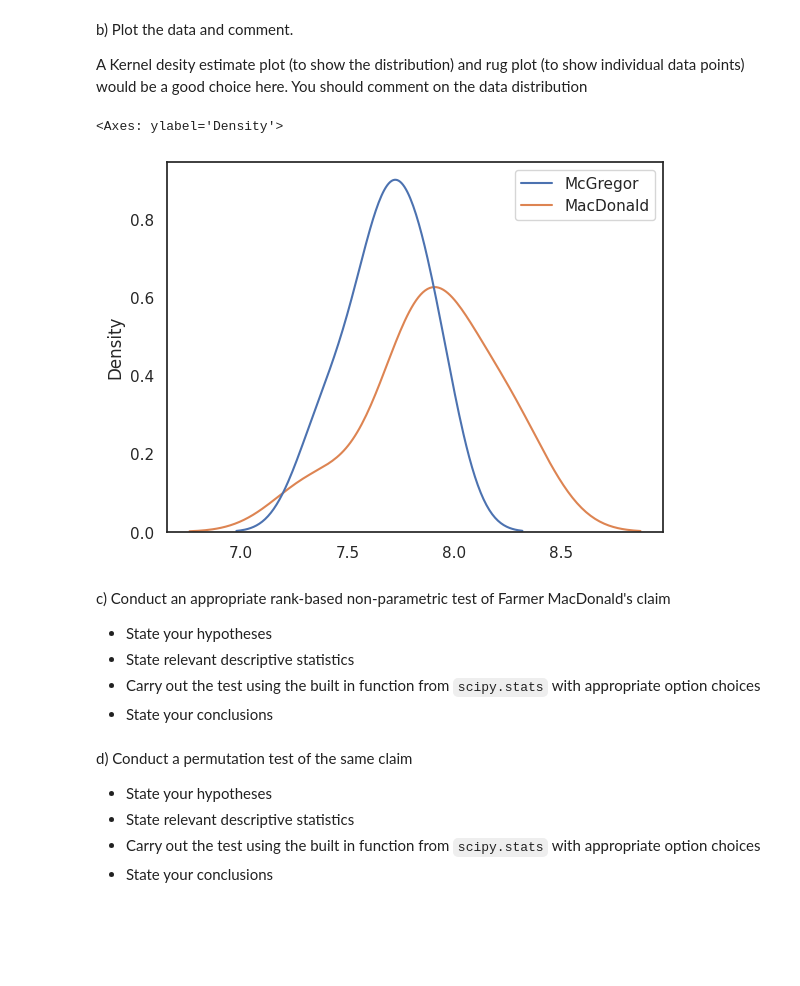
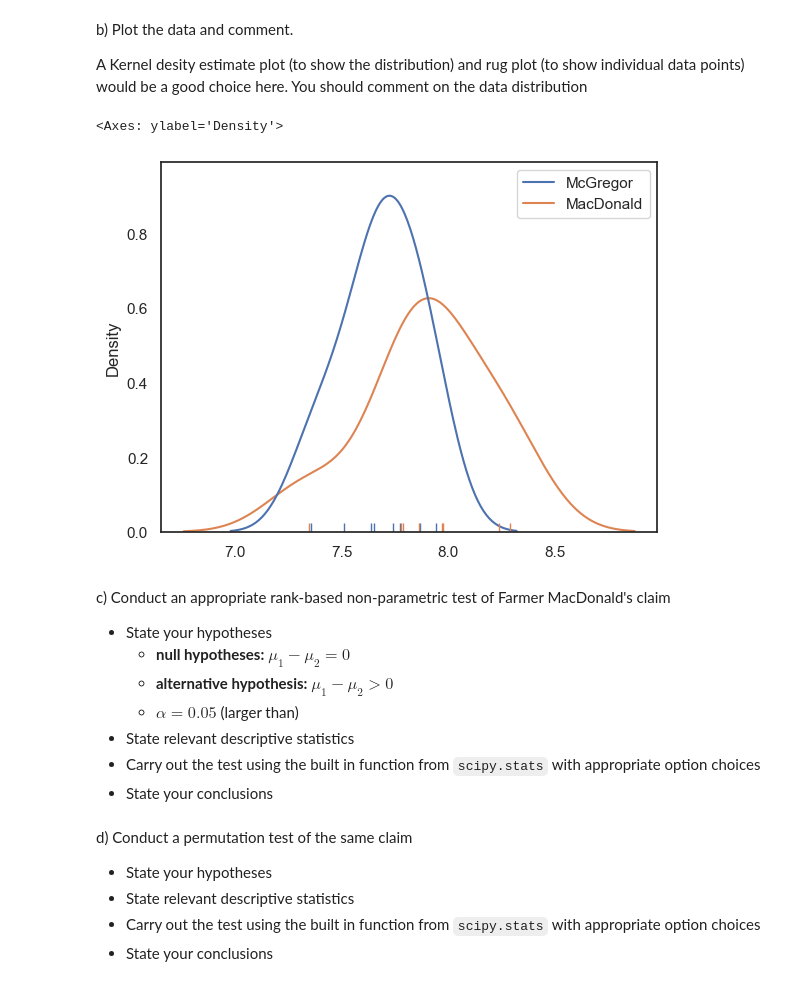
Before and after one commit to Tedodor423/bms-collab-notebooks, a Jupyter notebook: stats/3.2_RankBasedTests/3.2.8_TutorialExercises.ipynb, the cells around one changed output. Cells and saved outputs as stored; diff of their text form; code cells hidden in the pictures; blank space fills up the shorter version.

```diff
--- a/stats/3.2_RankBasedTests/3.2.8_TutorialExercises.ipynb
+++ b/stats/3.2_RankBasedTests/3.2.8_TutorialExercises.ipynb
@@ -49,13 +49,17 @@ b) Plot the data and comment.
 A Kernel desity estimate plot (to show the distribution) and rug plot (to show individual data points) would be a good choice here. You should comment on the data distribution
 # %%
 sns.kdeplot(peaches)
+sns.rugplot(peaches)
 # %% [output]
 <Axes: ylabel='Density'>
-[figure, old version]
+[figure, new version]
 # %% [markdown]
 c) Conduct an appropriate rank-based non-parametric test of Farmer MacDonald's claim
 
 * State your hypotheses
+  * **null hypotheses:** $μ_1 - μ_2 = 0$
+  * **alternative hypothesis:** $μ_1 - μ_2 > 0$
+  * $α = 0.05$ (larger than)
 * State relevant descriptive statistics
 * Carry out the test using the built in function from `scipy.stats` with appropriate option choices
 * State your conclusions
```
Also changed, not shown: 3 other files.
